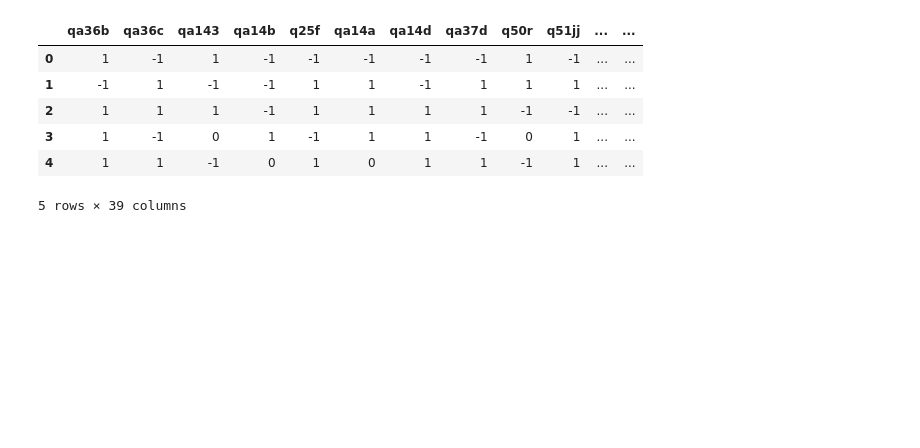
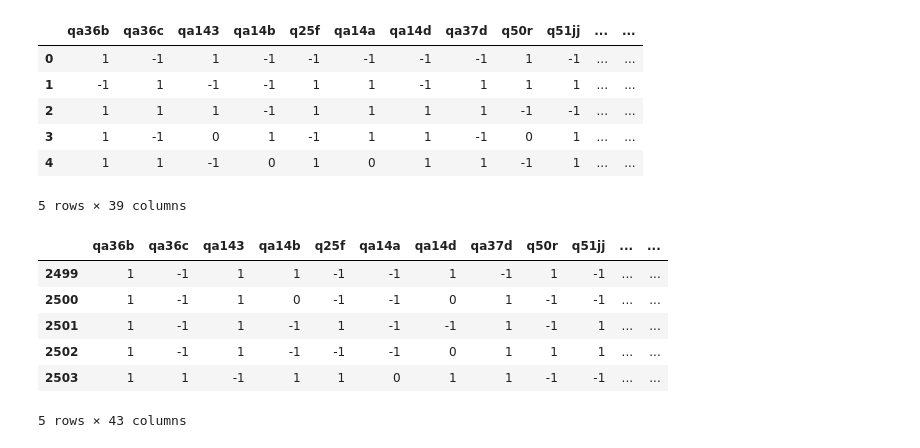
Before and after one commit to taylor-rao/unsupervised, a Jupyter notebook: unsupervised.ipynb, the cells around one changed output. Cells and saved outputs as stored; diff of their text form; code cells hidden in the pictures; blank space fills up the shorter version.

```diff
--- a/unsupervised.ipynb
+++ b/unsupervised.ipynb
@@ -248,0 +257,3 @@ minus3(4)
+# %%
+special3 = special.iloc[:,3:]
+special3.head()
@@ -262,3 +323,13 @@ f1.head()
+# %%
+cleaned.tail()
+# %% [output]
+|  | qa36b | qa36c | qa143 | qa14b | q25f | qa14a | qa14d | qa37d | q50r | q51jj | ... | ... |
+| 2499 | 1 | -1 | 1 | 1 | -1 | -1 | 1 | -1 | 1 | -1 | ... | ... |
+| 2500 | 1 | -1 | 1 | 0 | -1 | -1 | 0 | 1 | -1 | -1 | ... | ... |
+| 2501 | 1 | -1 | 1 | -1 | 1 | -1 | -1 | 1 | -1 | 1 | ... | ... |
+| 2502 | 1 | -1 | 1 | -1 | -1 | -1 | 0 | 1 | 1 | 1 | ... | ... |
+| 2503 | 1 | 1 | -1 | 1 | 1 | 0 | 1 | 1 | -1 | -1 | ... | ... |
+5 rows × 43 columns
 # %%
 from sklearn.decomposition import PCA
 pca = PCA(2)
```
Also changed, not shown: parts of 19 cells of this notebook.
